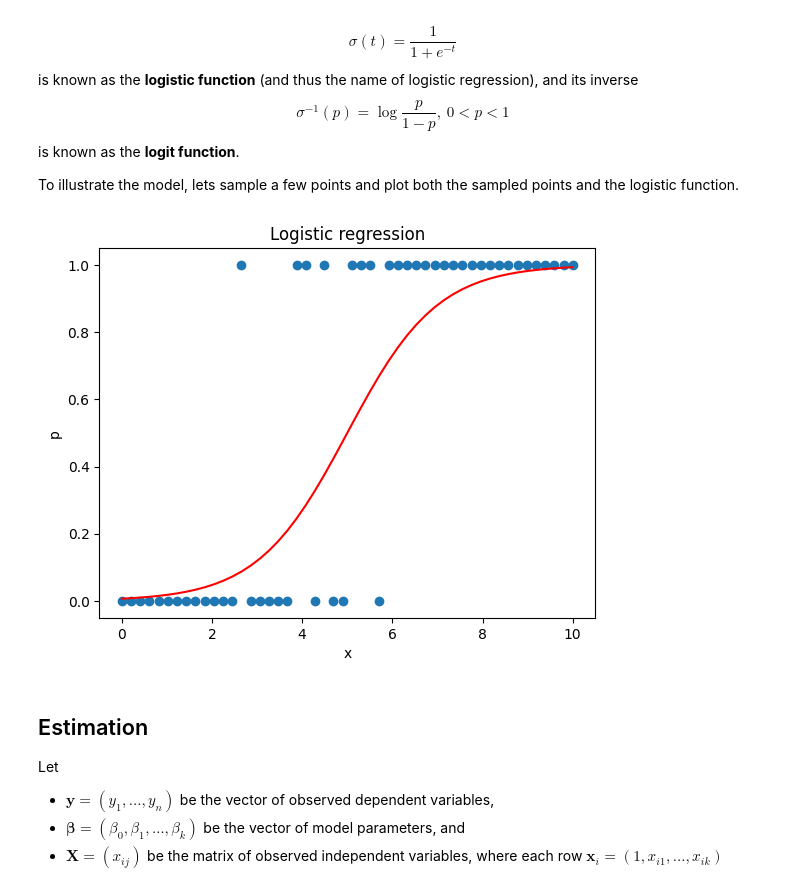
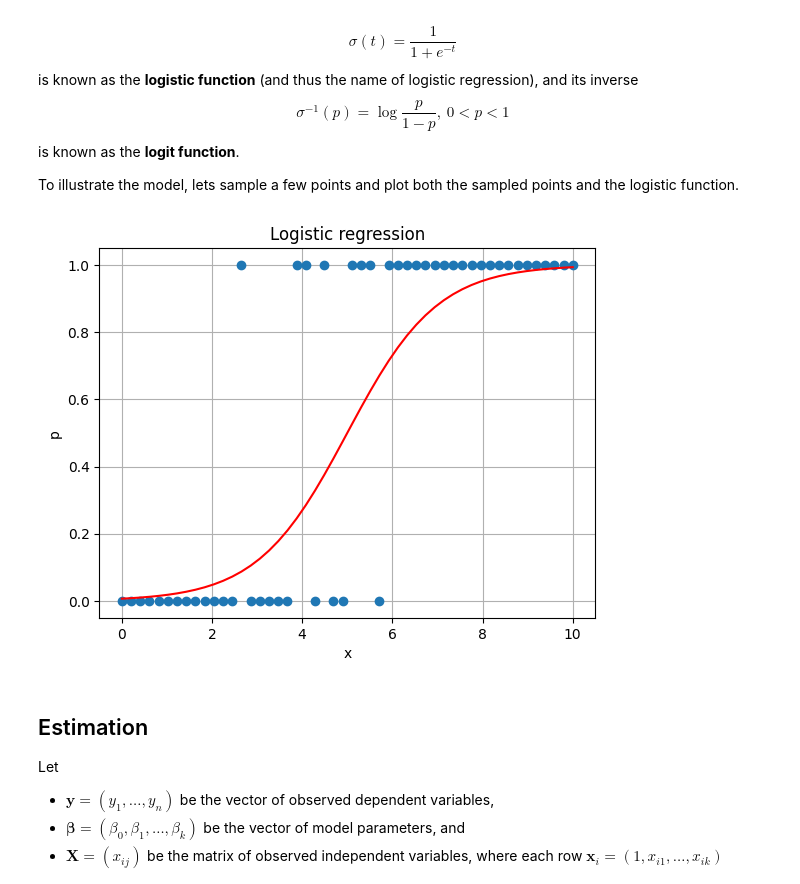
Before and after one commit to vdae2304/ML-DL, a Jupyter notebook: Classification/Logistic regression.ipynb, the cells around one changed output. Cells and saved outputs as stored; diff of their text form; code cells hidden in the pictures.

```diff
--- a/Classification/Logistic regression.ipynb
+++ b/Classification/Logistic regression.ipynb
@@ -24,22 +24,23 @@ To illustrate the model, lets sample a few points and plot both the sampled poin
 # %%
 import numpy as np
 import matplotlib.pyplot as plt
 
 rng = np.random.default_rng(seed=1000)
 beta = [-5, 1]
 x = np.linspace(0, 10)
 p = 1/(1 + np.exp(-(beta[0] + beta[1]*x)))
 y = rng.binomial(1, p, size=x.shape)
 
 plt.figure()
 plt.title("Logistic regression")
 plt.xlabel("x")
 plt.ylabel("p")
 plt.plot(x, y, "o")
 plt.plot(x, p, "r-")
+plt.grid()
 plt.show()
 # %% [output]
-[figure, old version]
+[figure, new version]
 # %% [markdown]
 ## Estimation
 
```
Also changed, not shown: parts of 2 cells of this notebook.
